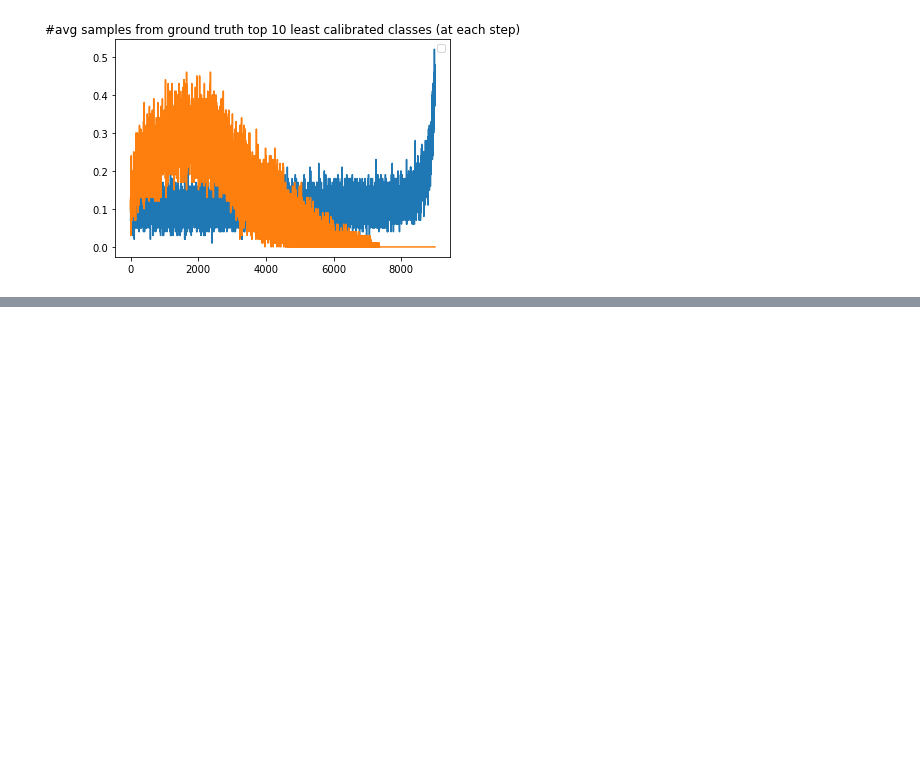
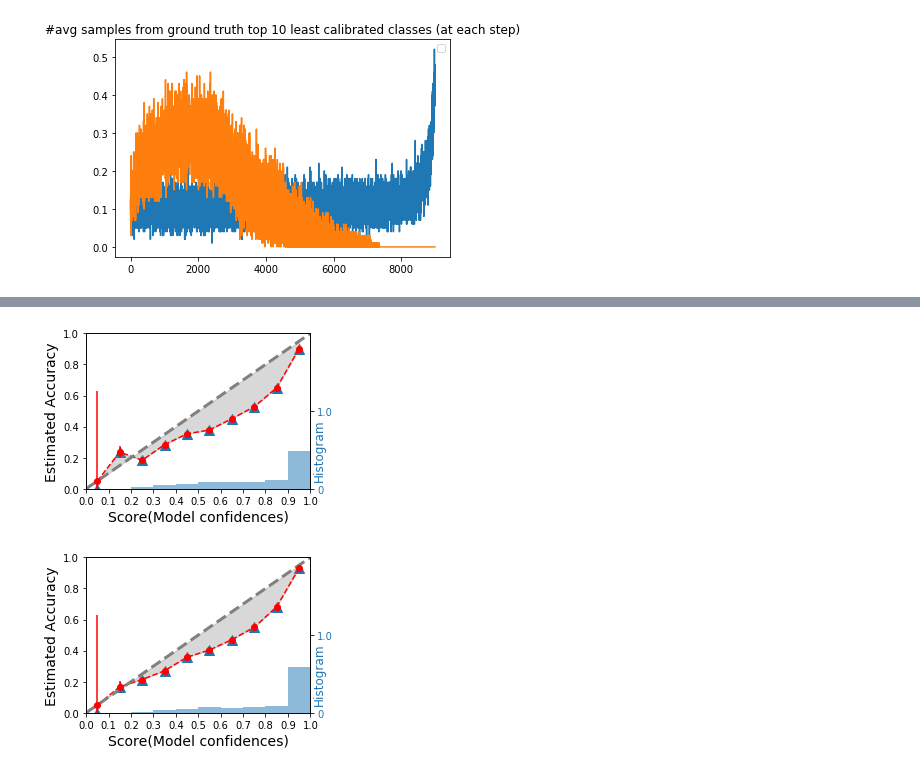
Before and after one commit to disiji/bayesian-blackbox, a Jupyter notebook: src/recalibration.ipynb, the cells around one changed output, grey strips where cells are left out. Cells and saved outputs as stored; diff of their text form; code cells hidden in the pictures; blank space fills up the shorter version.

```diff
--- a/src/recalibration.ipynb
+++ b/src/recalibration.ipynb
@@ -262,0 +264,11 @@ plot_bayesian_reliability_diagram(confidences_1, observations_1, pseudocount=pse
+# %%
+step = 2000
+plot_bayesian_reliability_diagram(sampled_scores_dict['ts'][:,:step], \
+                                  sampled_observations_dict['ts'][:,:step], \
+                                  pseudocount=pseudocount)
+plot_bayesian_reliability_diagram(sampled_scores_dict['non-active'][:,:step], \
+                                  sampled_observations_dict['non-active'][:,:step], \
+                                  pseudocount=pseudocount)
+# %% [output]
+[figure, added]
+[figure, added]
```
Also changed, not shown: parts of 7 cells of this notebook.
